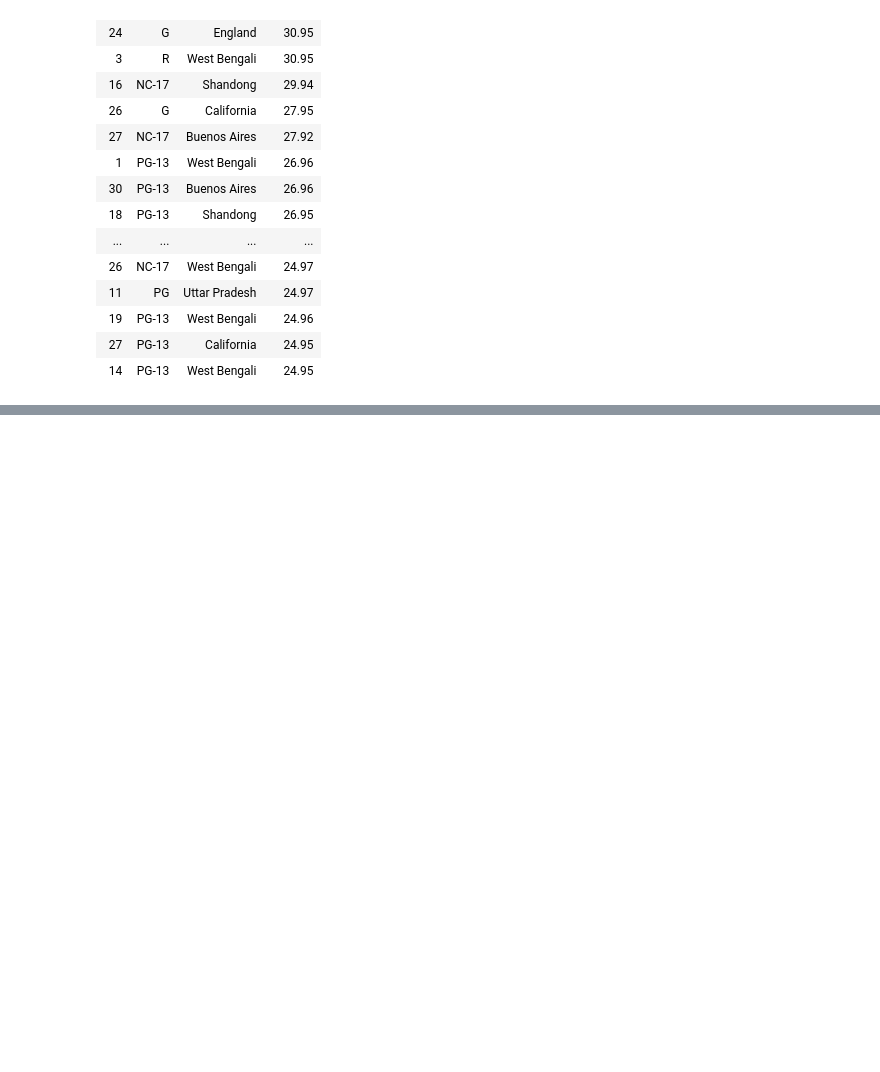
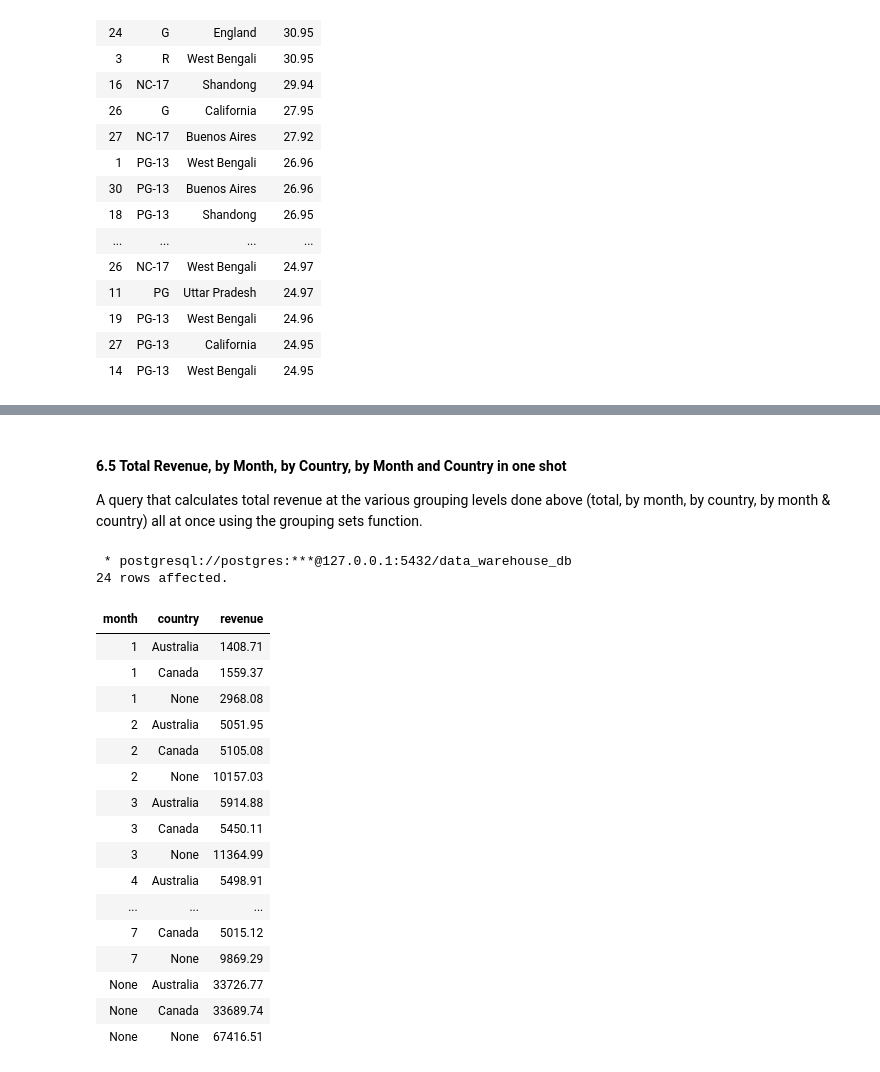
Before and after one commit to dinhlang86/SQL-data-warehouse, a Jupyter notebook: data_warehouse/dimensional_modeling.ipynb, the cells around one changed output, grey strips where cells are left out. Saved outputs shown, nothing was run; the diff lists cells and outputs as text; code cells hidden in the pictures; blank space fills up the shorter version.

Commit message:
add grouping sets to a query

```diff
--- a/data_warehouse/dimensional_modeling.ipynb
+++ b/data_warehouse/dimensional_modeling.ipynb
@@ -680,0 +776,31 @@ LIMIT 20;
+# %% [markdown]
+#### 6.5 Total Revenue, by Month, by Country, by Month and Country in one shot
+A query that calculates total revenue at the various grouping levels done above (total, by month, by country, by month & country) all at once using the grouping sets function.
+# %%
+%%sql
+SELECT dd.month , ds.country, sum(f.sales_amount) as revenue
+FROM factsales f
+JOIN dimdate dd ON f.date_key = dd.date_key
+JOIN dimstore ds ON f.store_key = ds.store_key
+GROUP BY GROUPING SETS ((), dd.month, ds.country, (dd.month, ds.country))
+ORDER BY dd.month, ds.country;
+# %% [output]
+ * postgresql://postgres:***@127.0.0.1:5432/data_warehouse_db
+24 rows affected.
+| month | country | revenue |
+| 1 | Australia | 1408.71 |
+| 1 | Canada | 1559.37 |
+| 1 | None | 2968.08 |
+| 2 | Australia | 5051.95 |
+| 2 | Canada | 5105.08 |
+| 2 | None | 10157.03 |
+| 3 | Australia | 5914.88 |
+| 3 | Canada | 5450.11 |
+| 3 | None | 11364.99 |
+| 4 | Australia | 5498.91 |
+| ... | ... | ... |
+| 7 | Canada | 5015.12 |
+| 7 | None | 9869.29 |
+| None | Australia | 33726.77 |
+| None | Canada | 33689.74 |
+| None | None | 67416.51 |
```
Also changed, not shown: parts of 12 cells of this notebook.
